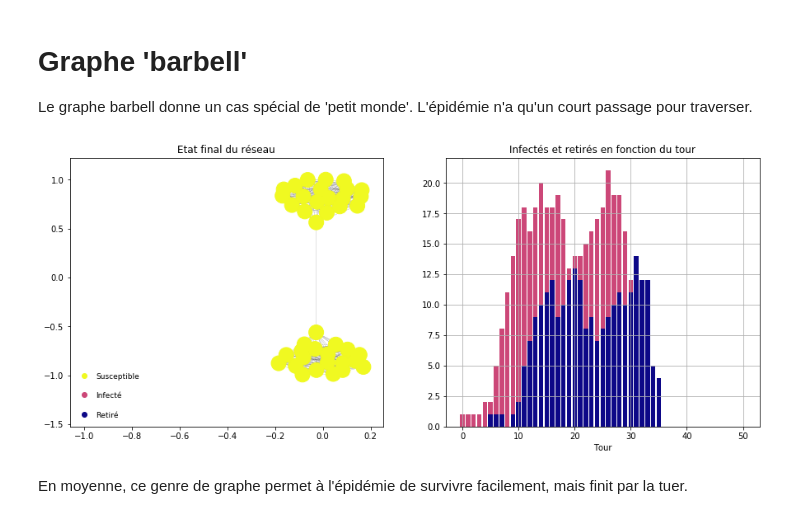
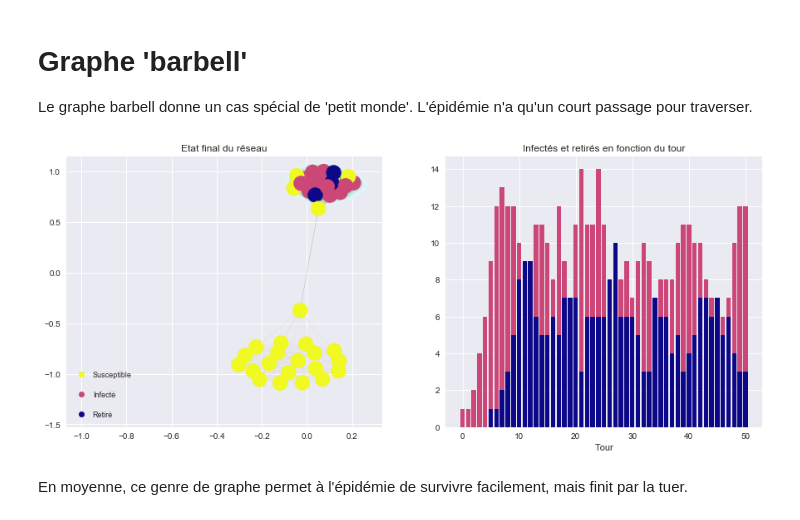
Before and after one commit to farid-fari/epidemics, a Jupyter notebook: epidemics/Exemples.ipynb, the cells around one changed output. Saved outputs shown, nothing was run; the diff lists cells and outputs as text; code cells hidden in the pictures.

```diff
--- a/epidemics/Exemples.ipynb
+++ b/epidemics/Exemples.ipynb
@@ -88,9 +98,9 @@ sirs_stats.plot_avg(graph=g)
 Le graphe barbell donne un cas spécial de 'petit monde'. L'épidémie n'a qu'un court passage pour traverser.
 # %%
 g = nx.barbell_graph(20, 0)
-sirs.plot(graph=g, turns=50)
+sirs_heat.plot(graph=g, turns=50)
 # %% [output]
-[figure, old version]
+[figure, new version]
 # %% [markdown]
 En moyenne, ce genre de graphe permet à l'épidémie de survivre facilement, mais finit par la tuer.
 # %%
```
Also changed, not shown: parts of 6 cells of this notebook, 3 other files.
